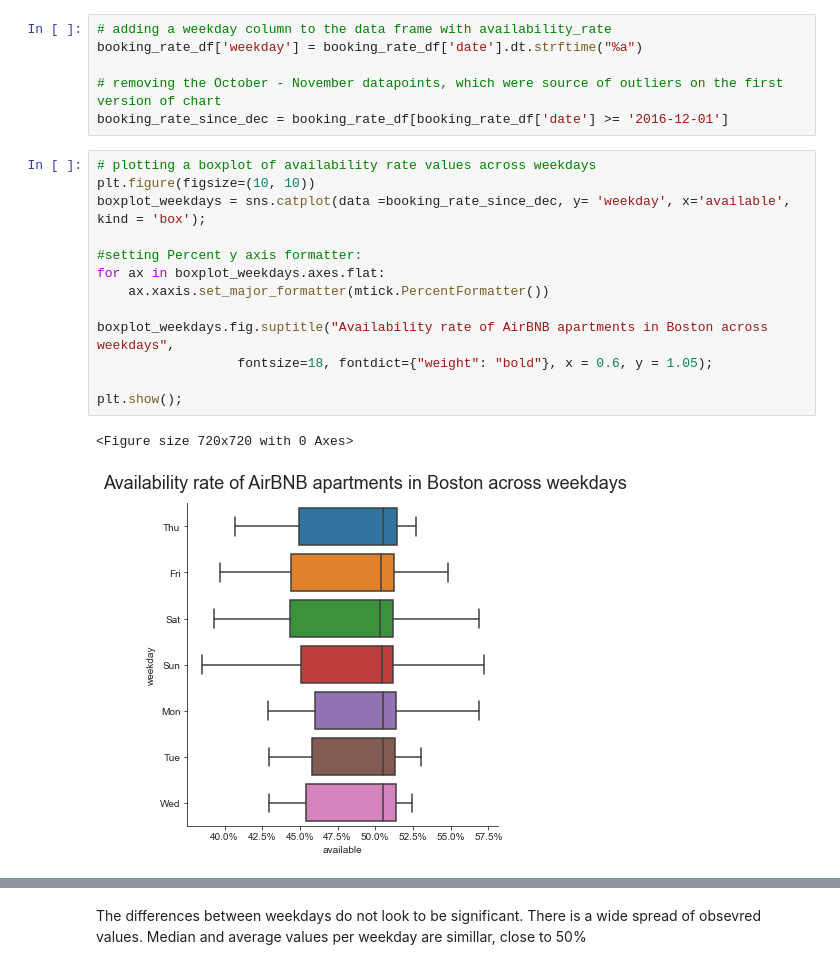
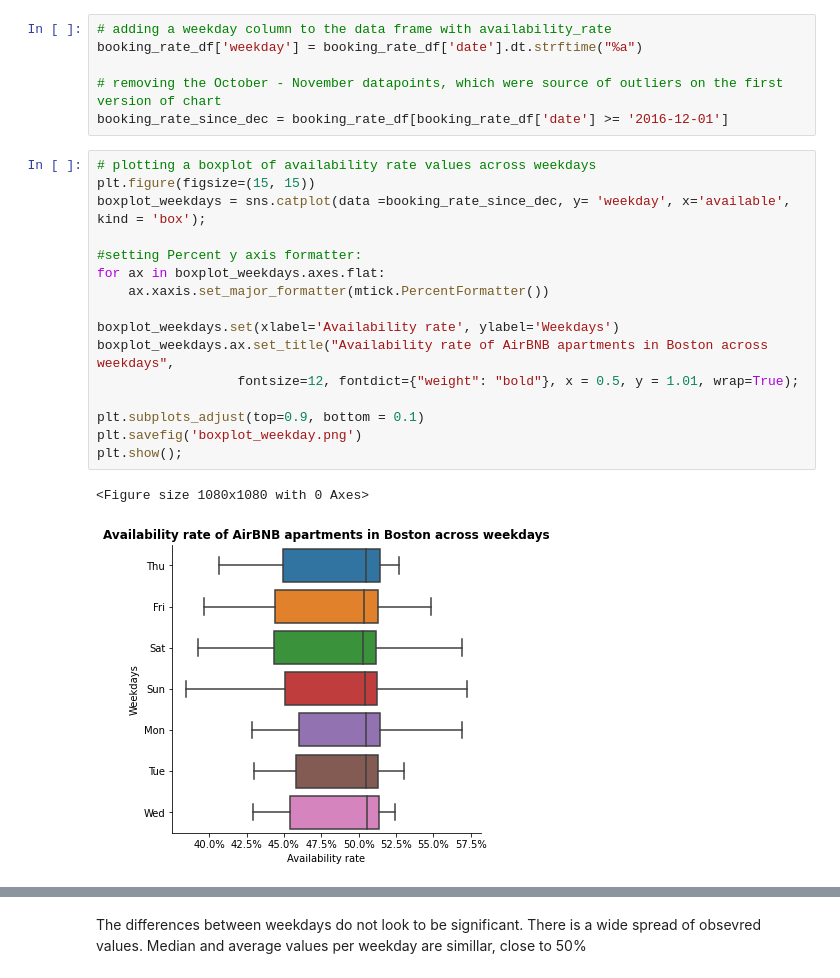
Before and after one commit to WojciechO/UdacityDS_BostonAirBnB, a Jupyter notebook: calendar_data_exploration.ipynb, the cells around one changed output, grey strips where cells are left out. Cells and saved outputs as stored; diff of their text form.

```diff
--- a/calendar_data_exploration.ipynb
+++ b/calendar_data_exploration.ipynb
@@ -131,20 +131,23 @@ booking_rate_df['weekday'] = booking_rate_df['date'].dt.strftime("%a")
 booking_rate_since_dec = booking_rate_df[booking_rate_df['date'] >= '2016-12-01']
 # %%
 # plotting a boxplot of availability rate values across weekdays
-plt.figure(figsize=(10, 10))
+plt.figure(figsize=(15, 15))
 boxplot_weekdays = sns.catplot(data =booking_rate_since_dec, y= 'weekday', x='available', kind = 'box');
 
 #setting Percent y axis formatter:
 for ax in boxplot_weekdays.axes.flat:
     ax.xaxis.set_major_formatter(mtick.PercentFormatter())
 
-boxplot_weekdays.fig.suptitle("Availability rate of AirBNB apartments in Boston across weekdays",
-                  fontsize=18, fontdict={"weight": "bold"}, x = 0.6, y = 1.05);
+boxplot_weekdays.set(xlabel='Availability rate', ylabel='Weekdays')
+boxplot_weekdays.ax.set_title("Availability rate of AirBNB apartments in Boston across weekdays",
+                  fontsize=12, fontdict={"weight": "bold"}, x = 0.5, y = 1.01, wrap=True);
 
+plt.subplots_adjust(top=0.9, bottom = 0.1)
+plt.savefig('boxplot_weekday.png')
 plt.show();
 # %% [output]
-<Figure size 720x720 with 0 Axes>
+<Figure size 1080x1080 with 0 Axes>
-[figure, old version]
+[figure, new version]
 # %%
 
 sns.set_style("ticks")
```
Also changed, not shown: parts of 1 cell of this notebook, 2 other files.
